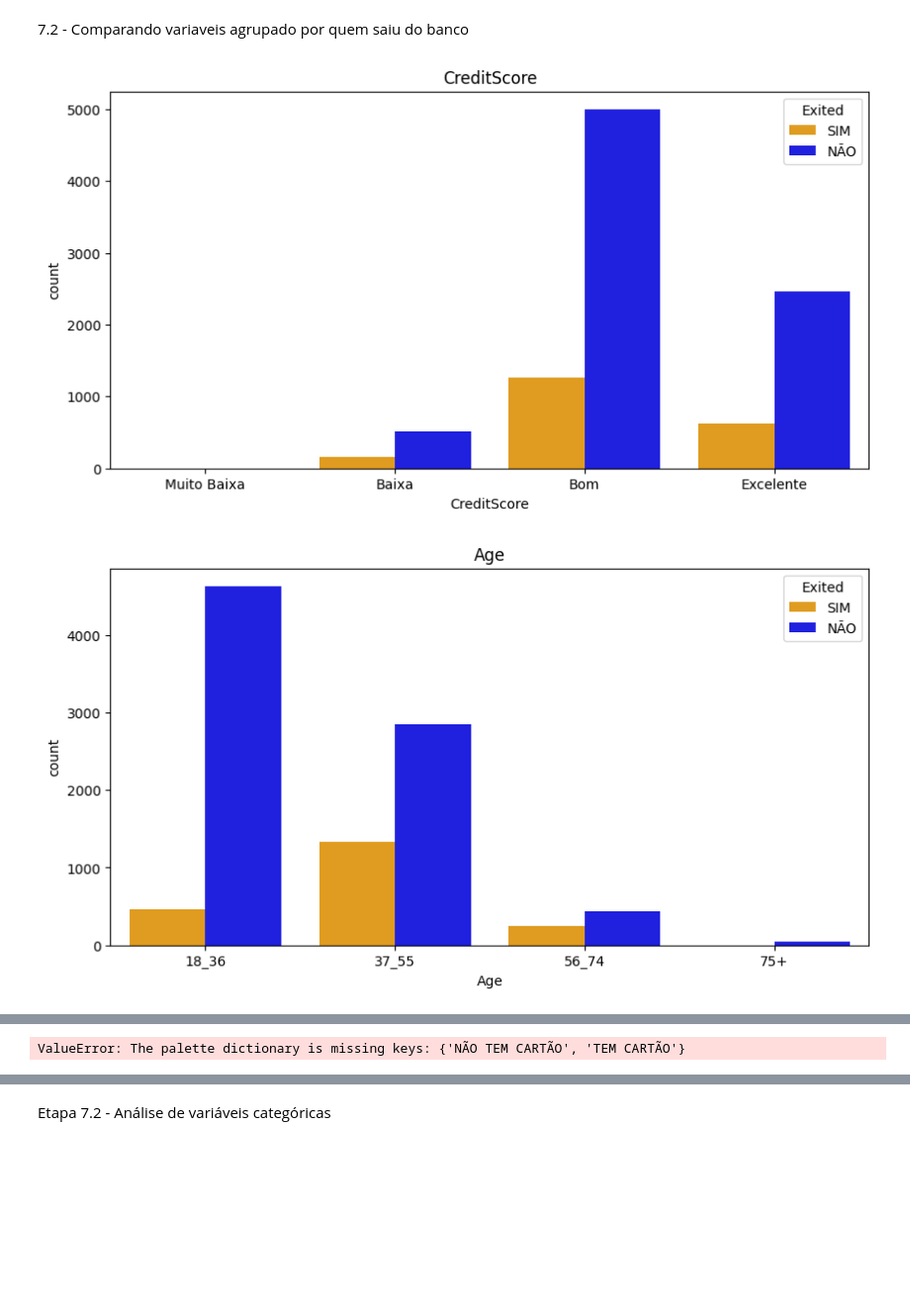
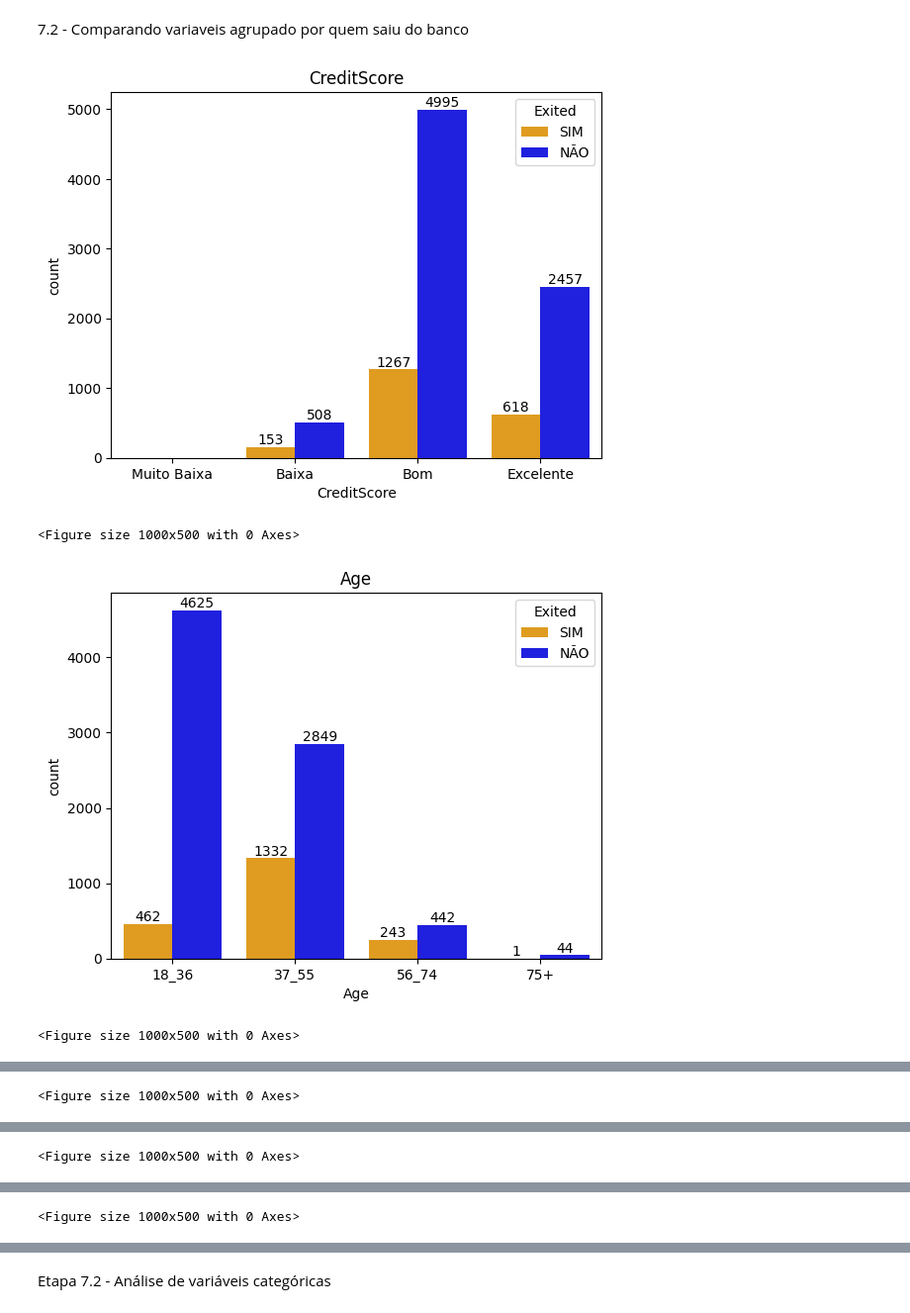
Before and after one commit to vitao-bolado/Trabalho1_AnaliseDados, a Jupyter notebook: Trabalho1.ipynb, the cells around one changed output, grey strips where cells are left out. Shown at 99% size. Drawn from its saved outputs; the diff is of its cells as text; code cells hidden in the pictures; blank space fills up the shorter version.

```diff
--- a/Trabalho1.ipynb
+++ b/Trabalho1.ipynb
@@ -300,43 +300,49 @@ dfClasses.head()
 # %%
 saiu = df['Exited'].replace({0: 'NÃO', 1: 'SIM'})
 cartao = df['HasCrCard'].replace({0: 'NÃO TEM CARTÃO', 1: 'TEM CARTÃO'})
 ativo = df['IsActiveMember'].replace({0: 'INATIVO', 1: 'ATIVO'})
-cores = {
-    'NÃO': 'blue',
-    'SIM': 'orange'
-}
+grafico = 0
 
 cols= [
     'CreditScore',
     'Age',
     'Tenure',
     'Balance',
     'NumOfProducts',
     'EstimatedSalary',
     'HasCrCard',
     'IsActiveMember'
 ]
 
 for col in cols:
     if col == 'HasCrCard':
       cores = {
         'NÃO TEM CARTÃO': 'blue',
         'TEM CARTÃO': 'orange'
         }
-      plt.figure(figsize=(10,5))
-      sns.countplot(x=col, hue=cartao, data=dfClasses, palette=cores)
+      grafico = sns.countplot(x=col, hue=cartao, data=dfClasses, palette=cores)
       plt.title(col)
-      plt.show()
     elif col == 'IsActiveMember':
-      plt.figure(figsize=(10,5))
-      sns.countplot(x=col, hue=ativo, data=dfClasses, palette=cores)
+      cores = {
+        'ATIVO': 'blue',
+        'INATIVO': 'orange'
+        }
+      grafico = sns.countplot(x=col, hue=ativo, data=dfClasses, palette=cores)
       plt.title(col)
-      plt.show()
     else:
-      plt.figure(figsize=(10,5))
-      sns.countplot(x=col, hue=saiu, data=dfClasses, palette=cores)
+      cores = {
+        'NÃO': 'blue',
+        'SIM': 'orange'
+        }
+      grafico = sns.countplot(x=col, hue=saiu, data=dfClasses, palette=cores)
       plt.title(col)
-      plt.show()
+
+    grafico.bar_label(grafico.containers[0])
+    grafico.bar_label(grafico.containers[1])
+    plt.figure(figsize=(10,5))
+    plt.show()
 # %% [output]
-[figure, old version]
+[figure, new version]
+<Figure size 1000x500 with 0 Axes>
-[figure, old version]
+[figure, new version]
+<Figure size 1000x500 with 0 Axes>
@@ -343,0 +350 @@ for col in cols:
+<Figure size 1000x500 with 0 Axes>
@@ -344,0 +352 @@ for col in cols:
+<Figure size 1000x500 with 0 Axes>
@@ -345,0 +354 @@ for col in cols:
+<Figure size 1000x500 with 0 Axes>
@@ -347 +355,0 @@ for col in cols:
-ValueError: The palette dictionary is missing keys: {'NÃO TEM CARTÃO', 'TEM CARTÃO'}
```
Also changed, not shown: parts of 1 cell of this notebook.
